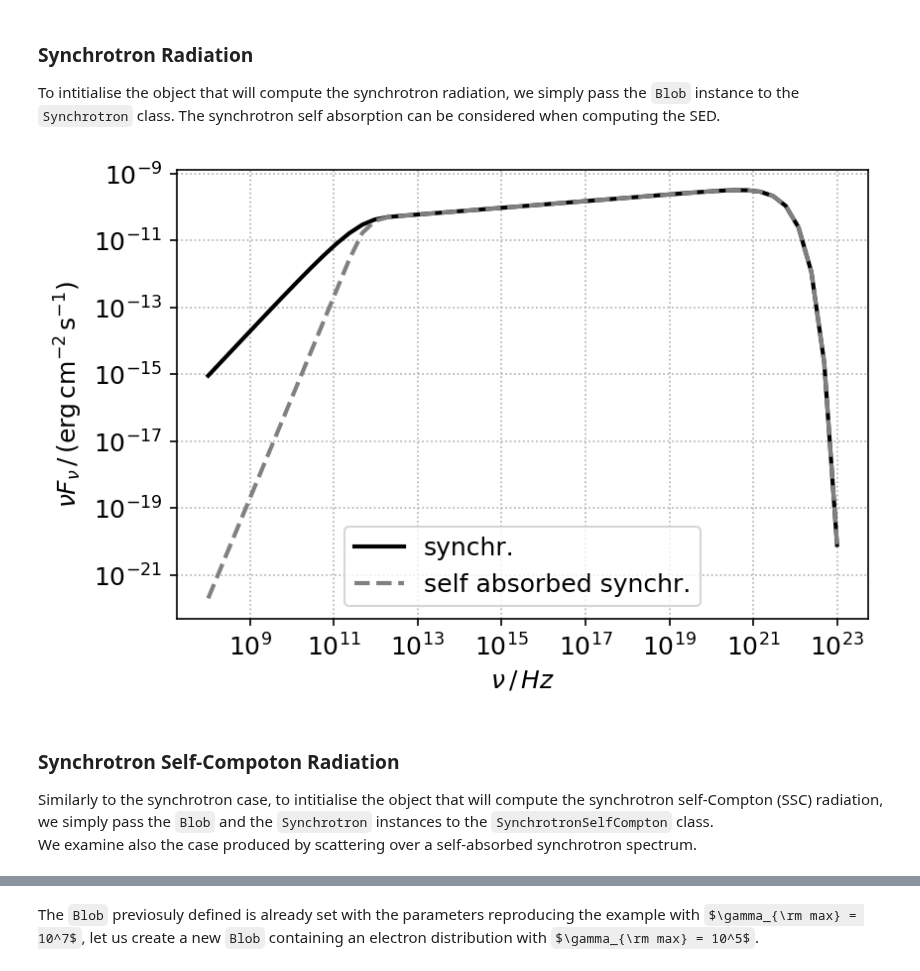
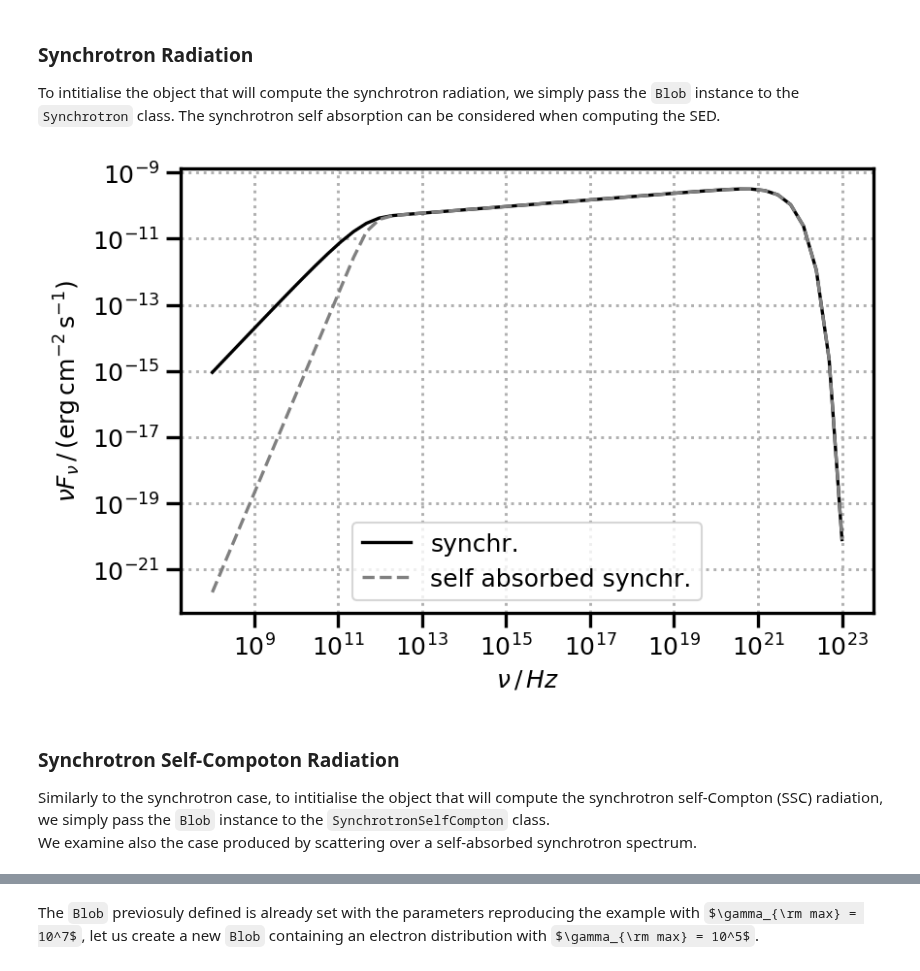
Before and after one commit to cosimoNigro/agnpy, a Jupyter notebook: docs/tutorials/synchrotron_self_compton.ipynb, the cells around one changed output, grey strips where cells are left out. Cells and saved outputs as stored; diff of their text form; code cells hidden in the pictures; some formulas as TeX source.

```diff
--- a/docs/tutorials/synchrotron_self_compton.ipynb
+++ b/docs/tutorials/synchrotron_self_compton.ipynb
@@ -16,12 +17,3 @@ from agnpy.compton import SynchrotronSelfCompton
-# %%
-# matplotlib adjustments
-plt.rc("figure", dpi=150)
-plt.rc("font", size=12)
-plt.rc("axes", grid=True)
-plt.rc("grid", ls=":")
-# axes labels
-sed_x_label = r"$\nu\,/\,Hz$"
-sed_y_label = r"$\nu F_{\nu}\,/\,(\mathrm{erg}\,\mathrm{cm}^{-2}\,\mathrm{s}^{-1})$"
 # %% [markdown]
 ### Emission Region
 Let us consider that the emission region is a spherical plasmoid of radius $R_b = 10^{16}\,\mathrm{cm}$, streaming with Lorentz factor $\Gamma=10$ in the AGN jet, resulting in a Doppler boosting of $\delta_D=10$ (the jet is almost aligned with the observer's line of sight). The galaxy hosting the active nucleus is at a distance of $d_L=10^{27}\,\mathrm{cm}$. The blob has a tangled magnetic field $B=1\,\mathrm{G}$. The electron spectrum is described by a power law with index $-2.8$ and a total energy content of $W_e = 10^{48}\,{\rm erg}$.
@@ -88,17 +80,14 @@ nu_syn = np.logspace(8, 23) * u.Hz
 synch_sed = synch.sed_flux(nu_syn)
 synch_sed_ssa = synch_ssa.sed_flux(nu_syn)
 # %%
-plt.loglog(nu_syn, synch_sed, color="k", lw=2, label="synchr.")
-plt.loglog(nu_syn, synch_sed_ssa, lw=2, ls="--", color="gray", label="self absorbed synchr.")
-plt.xlabel(sed_x_label)
-plt.ylabel(sed_y_label)
-plt.legend()
+plot_sed(nu_syn, synch_sed, color="k", label="synchr.")
+plot_sed(nu_syn, synch_sed_ssa, ls="--", color="gray", label="self absorbed synchr.")
 plt.show()
 # %% [output]
-[figure, old version]
+[figure, new version]
 # %% [markdown]
 ### Synchrotron Self-Compoton Radiation
-Similarly to the synchrotron case, to intitialise the object that will compute the synchrotron self-Compton (SSC) radiation, we simply pass the `Blob` and the `Synchrotron` instances to the `SynchrotronSelfCompton` class.
+Similarly to the synchrotron case, to intitialise the object that will compute the synchrotron self-Compton (SSC) radiation, we simply pass the `Blob` instance to the `SynchrotronSelfCompton` class.
 We examine also the case produced by scattering over a self-absorbed synchrotron spectrum.
 # %%
 # simple ssc
```
Also changed, not shown: parts of 8 cells of this notebook, 13 other files.
